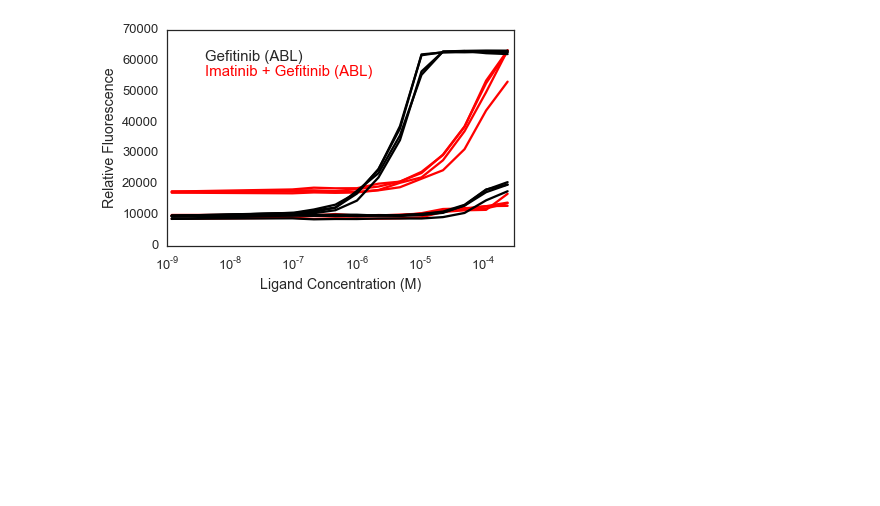
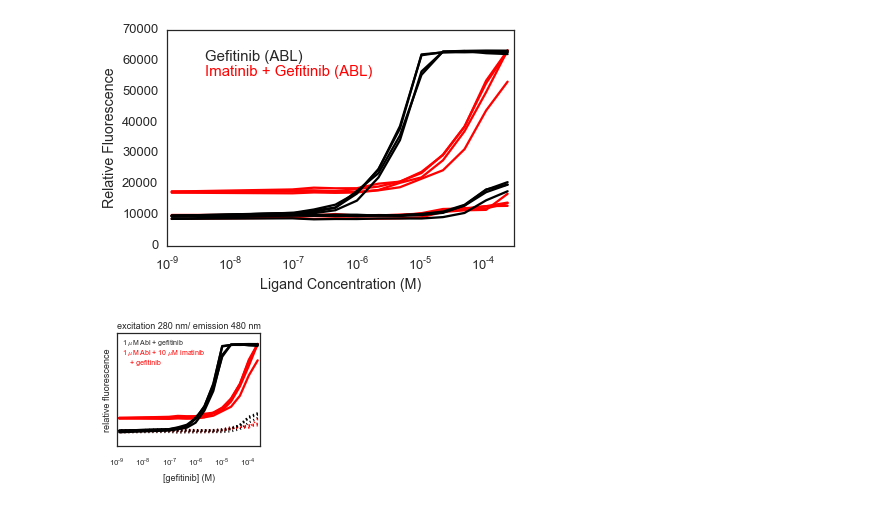
Before and after one commit to choderalab/assaytools, a Jupyter notebook: examples/ipynbs/data-analysis/competition/Competition-Assay-GrantPlot.ipynb, the cells around one changed output. Drawn from its saved outputs; the diff is of its cells as text; code cells hidden in the pictures; blank space fills up the shorter version.

```diff
--- a/examples/ipynbs/data-analysis/competition/Competition-Assay-GrantPlot.ipynb
+++ b/examples/ipynbs/data-analysis/competition/Competition-Assay-GrantPlot.ipynb
@@ -99,2 +98,21 @@ plt.savefig('Abl_Gef_Ima_grant.png',dpi=1000)
 # %% [output]
 [figure]
+# %%
+plt.figure(figsize=(2.5,2.5))
+
+plt.semilogx(ligand_conc*12,AblGefIma_df[['A - Abl','C - Abl','E - Abl','G - Abl']].values, 'r');
+plt.semilogx(ligand_conc*12,AblGefIma_df[['B - Buffer','D - Buffer','F - Buffer','H - Buffer']].values, 'r', linestyle=':');
+plt.semilogx(ligand_conc*12,AblGef_df[['A - Abl','C - Abl','E - Abl','G - Abl']].values, 'k');
+plt.semilogx(ligand_conc*12,AblGef_df[['B - Buffer','D - Buffer','F - Buffer','H - Buffer']].values, 'k', linestyle=':');
+plt.text(1.5e-9,63000,'1 $\mu$M Abl + gefitinib',fontsize=7)
+plt.text(1.5e-9,52000,'1 $\mu$M Abl + 10 $\mu$M imatinib \n    + gefitinib',fontsize=7, color='red')
+plt.xlabel('[gefitinib] (M)',fontsize=9)
+plt.ylabel('relative fluorescence',fontsize=9)
+plt.title('excitation 280 nm/ emission 480 nm',fontsize=9)
+plt.xlim(1e-9,3e-4)
+plt.yticks([])
+plt.xticks(fontsize=8)
+plt.tight_layout();
+plt.savefig('Abl_Gef_Ima_grant.eps',type='eps',dpi=1000)
+# %% [output]
+[figure, added]
```
Also changed, not shown: parts of 3 cells of this notebook, 2 other files.
